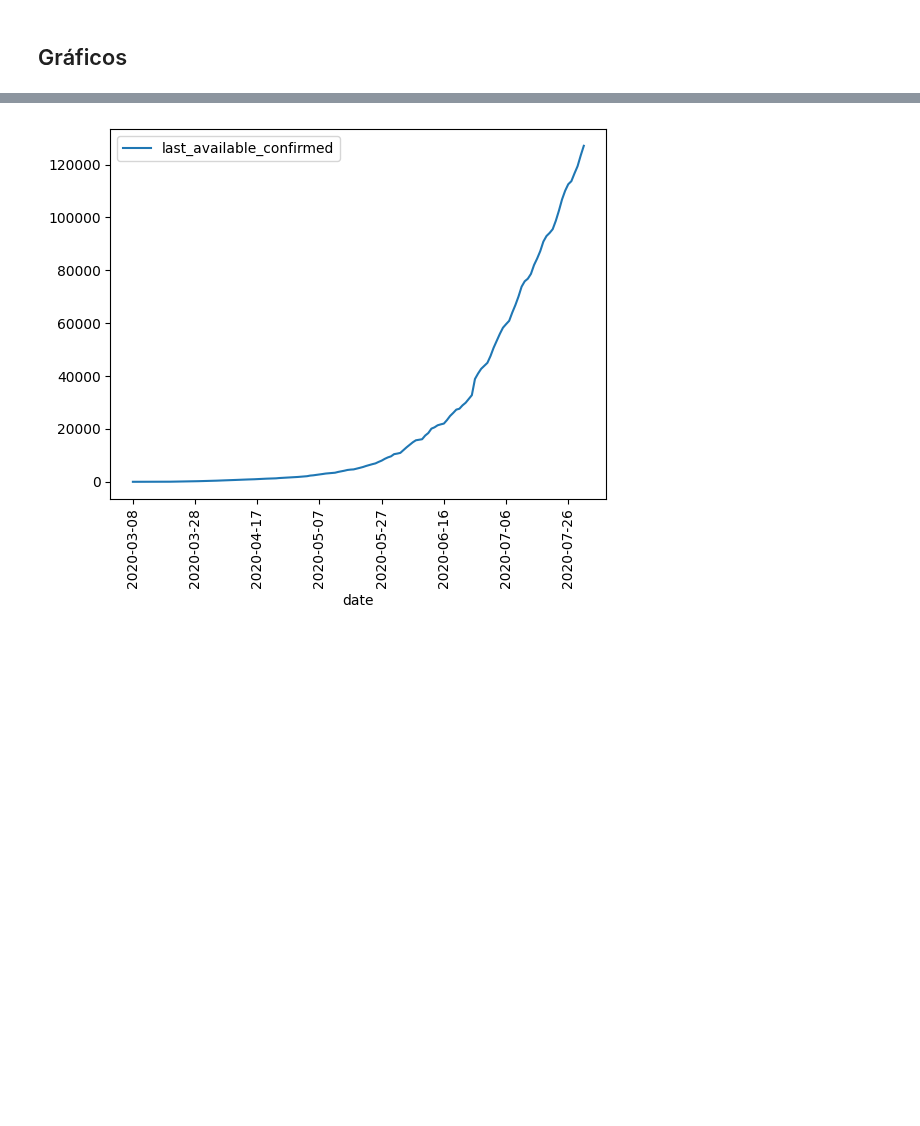
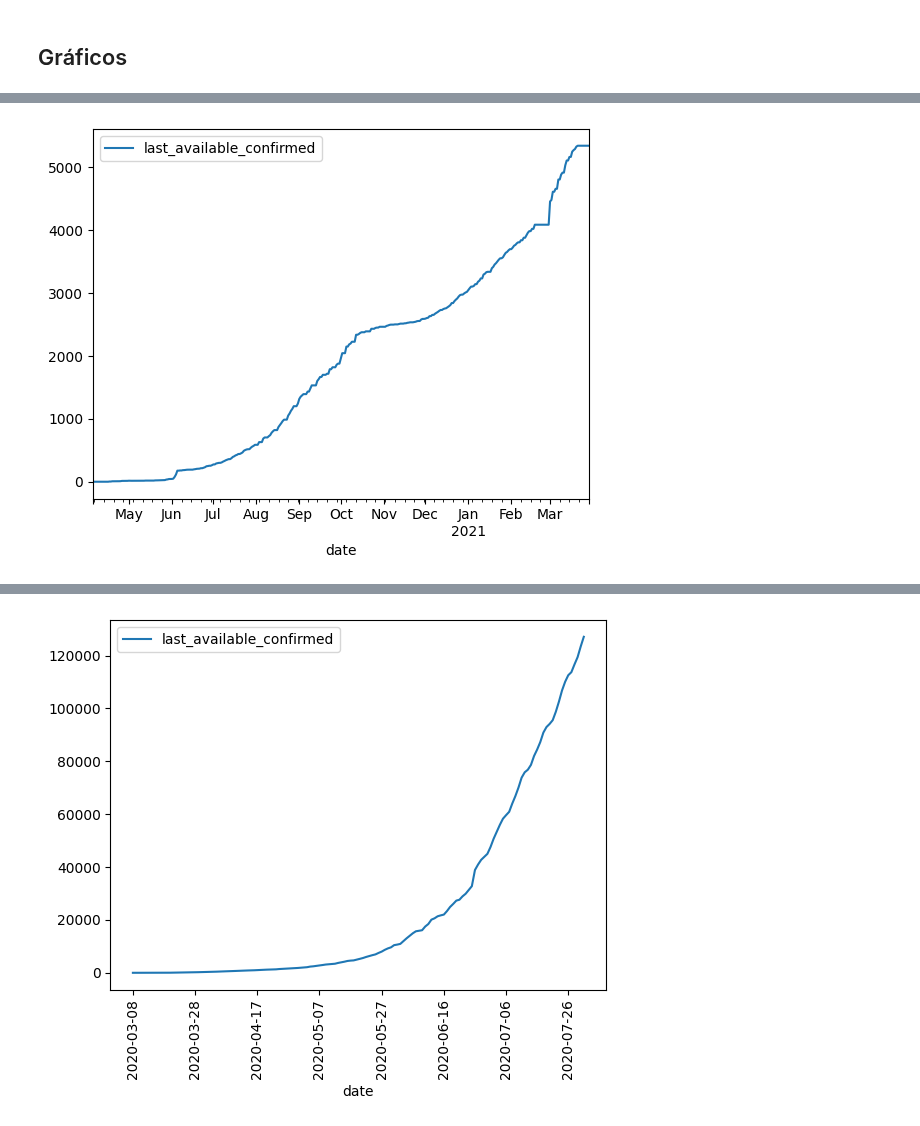
Before and after one commit to carloszan/covid, a Jupyter notebook: analises/comparacao-dataset.ipynb, the cells around one changed output, grey strips where cells are left out. Cells and saved outputs as stored; diff of their text form; code cells hidden in the pictures; blank space fills up the shorter version.

```diff
--- a/analises/comparacao-dataset.ipynb
+++ b/analises/comparacao-dataset.ipynb
@@ -88,3 +88,10 @@ datasus_df.loc[0, 'populacaoTCU2019'] - brasilio_df.loc[0, 'estimated_population
 np.float64(-123875.0)
 # %% [markdown]
 ## Gráficos
+# %%
+paracatu_brasilio_df = pd.read_excel('PARACATU.xlsx').sort_values(by='date')
+paracatu_brasilio_df.plot(x='date', y='last_available_confirmed')
+print(min(paracatu_brasilio_df['date']))
+print(max(paracatu_brasilio_df['date']))
+print(max(paracatu_brasilio_df['last_available_confirmed']))
+# %% [output]
@@ -90,0 +101 @@ np.float64(-123875.0)
+[figure, added]
```
Also changed, not shown: parts of 3 cells of this notebook, 5 other files.
